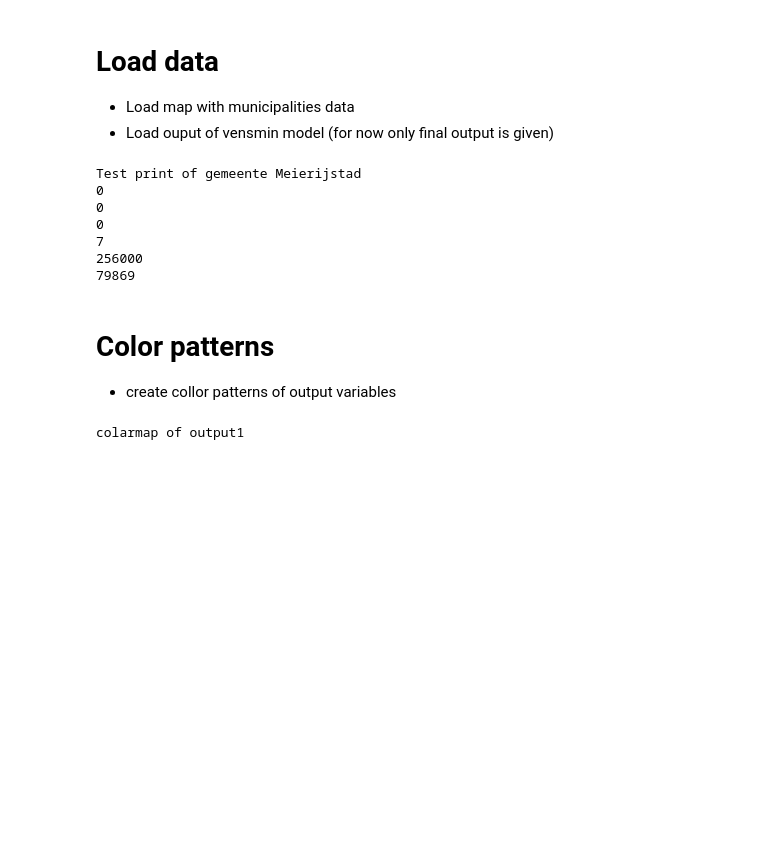
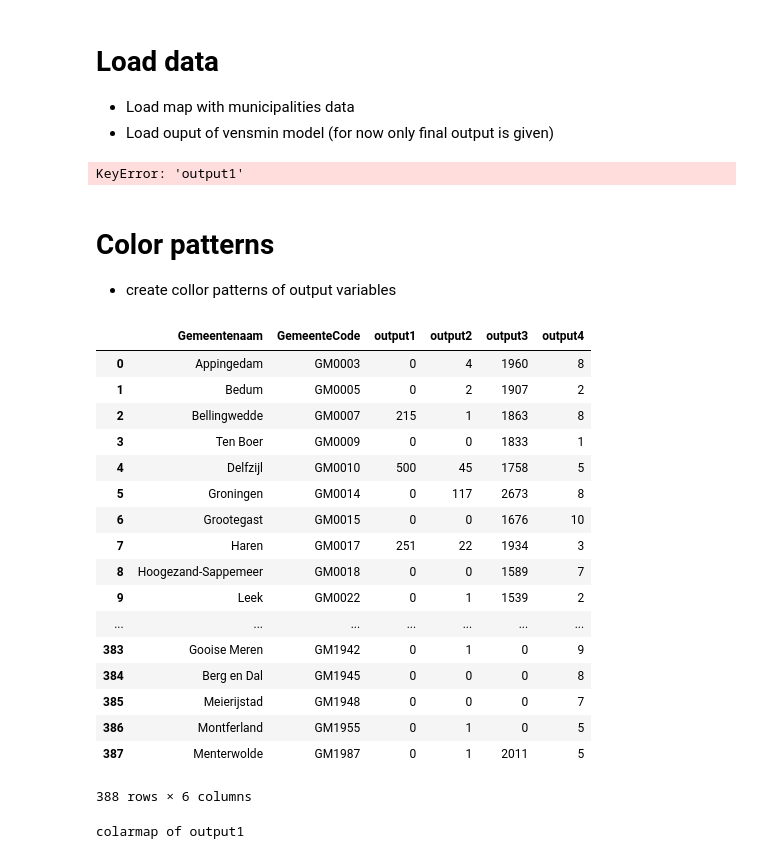
Before and after one commit to lionelkojac/Worldvisualisation, a Jupyter notebook: Vluchtelingenkaart.ipynb, the cells around one changed output. Saved outputs shown, nothing was run; the diff lists cells and outputs as text; code cells hidden in the pictures; blank space fills up the shorter version.

Commit message:
begin aanpassing naar algemene regio's en implementeren slider over tijd. Testfile gemaakt las proefvariabele voor gemeenten

```diff
--- a/Vluchtelingenkaart.ipynb
+++ b/Vluchtelingenkaart.ipynb
@@ -22,13 +22,13 @@ filepath = 'C:/Users/Dirk/Google Drive/Dirk/TU/EPA 1/Advanced System Dynamics/Ad
 * Load ouput of vensmin model (for now only final output is given)
 # %%
 #load json file
-nl_municipalities = filepath + 'json/Gemeentegrenzen_NL.json'
-geo_json_data = json.load(open(nl_municipalities))
+shapefile_regions = filepath + 'json/Gemeentegrenzen_NL.json'
+geo_json_data = json.load(open(shapefile_regions))
 
 
 #load model results
-nl_municipalities_xlsx = filepath +  'data/20170531 Vluchteling model_result.xlsx'
-municipality_data = pd.read_excel(nl_municipalities_xlsx,'output')
+onevar_per_region_overtime = filepath +  'data/test_slider.xlsx'
+region_data = pd.read_excel(onevar_per_region_overtime,'output')
 
 woz_xlsx = filepath +  'Excel data/WOZ_waarde_per_gemeente_2016.xlsx'
 woz_data = pd.read_excel(woz_xlsx,'Gemiddelde_woningprijs')
@@ -39,15 +39,15 @@ inwoners_data = pd.read_excel(inwoners_xlsx,'Sheet1')
 twitter_historic_xlsx = filepath + 'Excel data/twitter_activiteit_totaal.xlsx'
 twitter_historic_data= pd.read_excel(twitter_historic_xlsx,'totaal')
 
-output1_dict = municipality_data.set_index('GemeenteCode')['output1'] # instroom model data jan_17
-output2_dict = municipality_data.set_index('GemeenteCode')['output2'] # incidenten model data
+output1_dict = region_data.set_index('GemeenteCode')['output1'] # instroom model data jan_17
+output2_dict = region_data.set_index('GemeenteCode')['output2'] # incidenten model data
 
 #chose one of the 2 output 3
 #output3_dict = municipality_data.set_index('GemeenteCode')['output3'] # twitter model data
 output3_dict = twitter_historic_data.set_index('Gemeentecode')['Totaal']
 output3_dict_ordinaal = twitter_historic_data.set_index('Gemeentecode')['Ordinaal']#titter data based on historic data excel
 
-output4_dict = municipality_data.set_index('GemeenteCode')['output4'] # verkiezingsdata model data
+output4_dict = region_data.set_index('GemeenteCode')['output4'] # verkiezingsdata model data
 output5_dict=woz_data.set_index('Gemeentecode')['WOZ'] #WOZ based on excel
 output6_dict=inwoners_data.set_index('Gemeentecode')['Inwoners'] #WOZ based on excel
 
@@ -59,16 +59,31 @@ print(output4_dict['GM1948'])
 print(output5_dict['GM1948'])
 print(output6_dict['GM1948'])
 # %% [output]
-Test print of gemeente Meierijstad
-0
-0
-0
-7
-256000
-79869
+KeyError: 'output1'
 # %% [markdown]
 # Color patterns
 * create collor patterns of output variables
+# %%
+region_data
+# %% [output]
+|  | Gemeentenaam | GemeenteCode | output1 | output2 | output3 | output4 |
+| 0 | Appingedam | GM0003 | 0 | 4 | 1960 | 8 |
+| 1 | Bedum | GM0005 | 0 | 2 | 1907 | 2 |
+| 2 | Bellingwedde | GM0007 | 215 | 1 | 1863 | 8 |
+| 3 | Ten Boer | GM0009 | 0 | 0 | 1833 | 1 |
+| 4 | Delfzijl | GM0010 | 500 | 45 | 1758 | 5 |
+| 5 | Groningen | GM0014 | 0 | 117 | 2673 | 8 |
+| 6 | Grootegast | GM0015 | 0 | 0 | 1676 | 10 |
+| 7 | Haren | GM0017 | 251 | 22 | 1934 | 3 |
+| 8 | Hoogezand-Sappemeer | GM0018 | 0 | 0 | 1589 | 7 |
+| 9 | Leek | GM0022 | 0 | 1 | 1539 | 2 |
+| ... | ... | ... | ... | ... | ... | ... |
+| 383 | Gooise Meren | GM1942 | 0 | 1 | 0 | 9 |
+| 384 | Berg en Dal | GM1945 | 0 | 0 | 0 | 8 |
+| 385 | Meierijstad | GM1948 | 0 | 0 | 0 | 7 |
+| 386 | Montferland | GM1955 | 0 | 1 | 0 | 5 |
+| 387 | Menterwolde | GM1987 | 0 | 1 | 2011 | 5 |
+388 rows × 6 columns
 # %%
 #all possible patterns
 # 'BuGn', 'BuPu', 'GnBu', 'OrRd', 'PuBu', 'PuBuGn', 'PuRd', 'RdPu',
```
Also changed, not shown: parts of 4 cells of this notebook.
